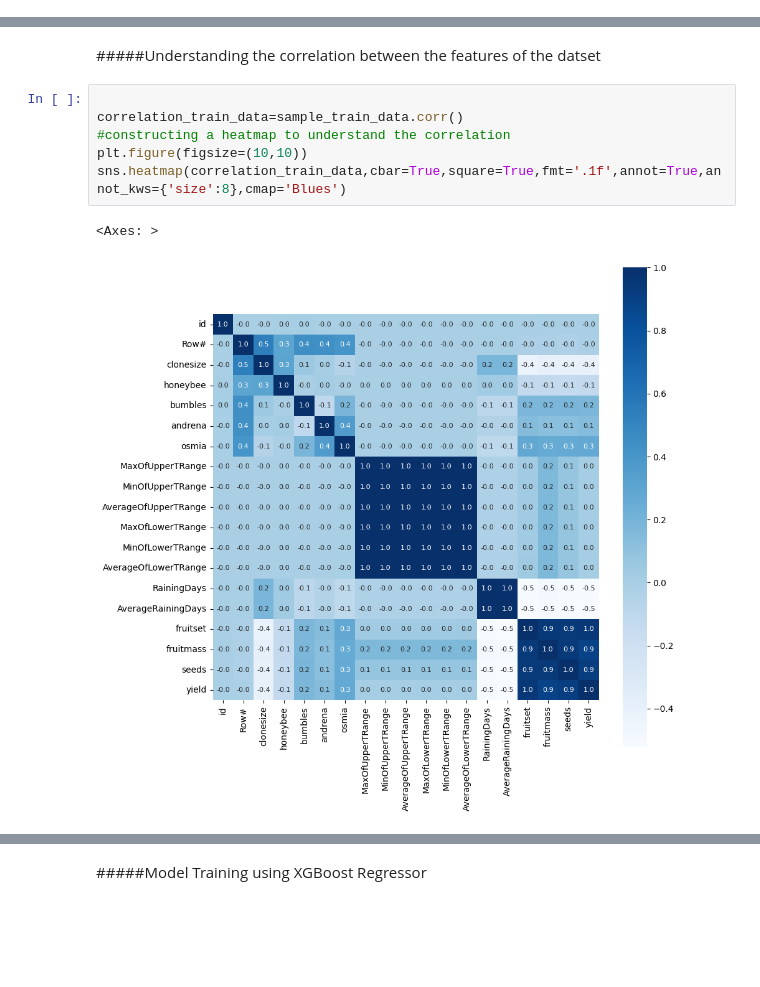
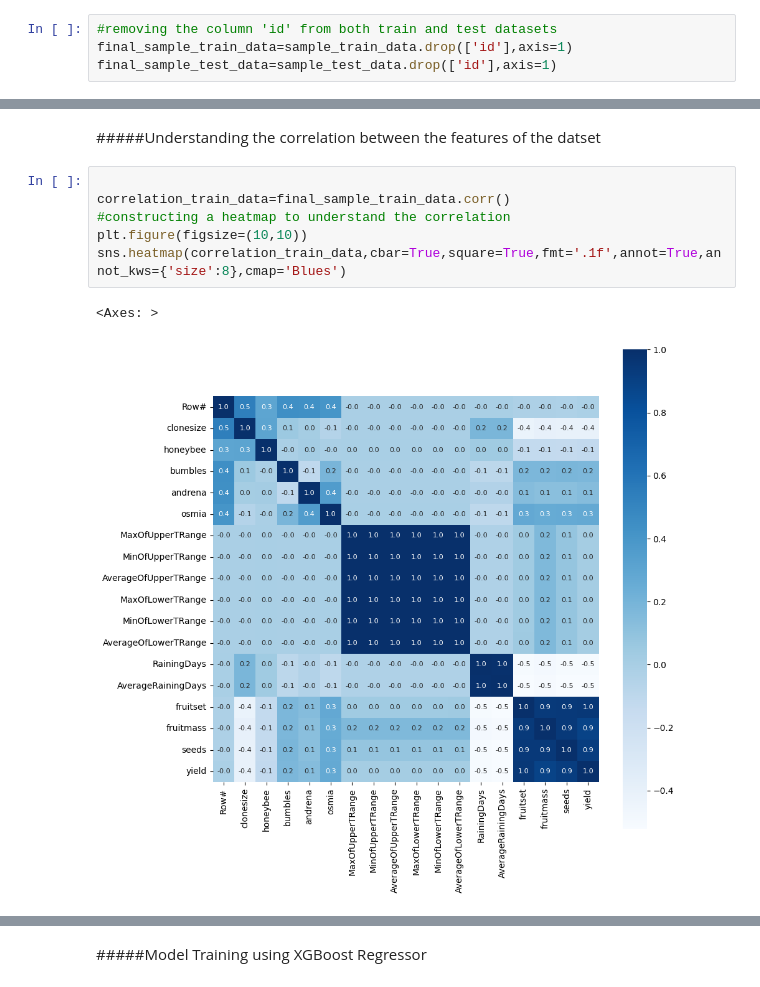
Before and after one commit to carol-furtado/Predicting-Blueberry-Yield-Using-Supervised-Regression-Models-A-Kaggle-ML-League-Challenge, a Jupyter notebook: WEC_competition.ipynb, the cells around one changed output, grey strips where cells are left out. Saved outputs shown, nothing was run; the diff lists cells and outputs as text; blank space fills up the shorter version.

```diff
--- a/WEC_competition.ipynb
+++ b/WEC_competition.ipynb
@@ -86,2 +86,6 @@ sample_test_data.head()
+# %%
+#removing the column 'id' from both train and test datasets
+final_sample_train_data=sample_train_data.drop(['id'],axis=1)
+final_sample_test_data=sample_test_data.drop(['id'],axis=1)
 # %%
 #finding out whether there are any null values in the training dataset
@@ -183,10 +188,10 @@ memory usage: 1.4 MB
 #####Understanding the correlation between the features of the datset
 # %%
 
-correlation_train_data=sample_train_data.corr()
+correlation_train_data=final_sample_train_data.corr()
 #constructing a heatmap to understand the correlation
 plt.figure(figsize=(10,10))
 sns.heatmap(correlation_train_data,cbar=True,square=True,fmt='.1f',annot=True,annot_kws={'size':8},cmap='Blues')
 # %% [output]
 <Axes: >
-[figure, old version]
+[figure, new version]
```
Also changed, not shown: parts of 8 cells of this notebook.
